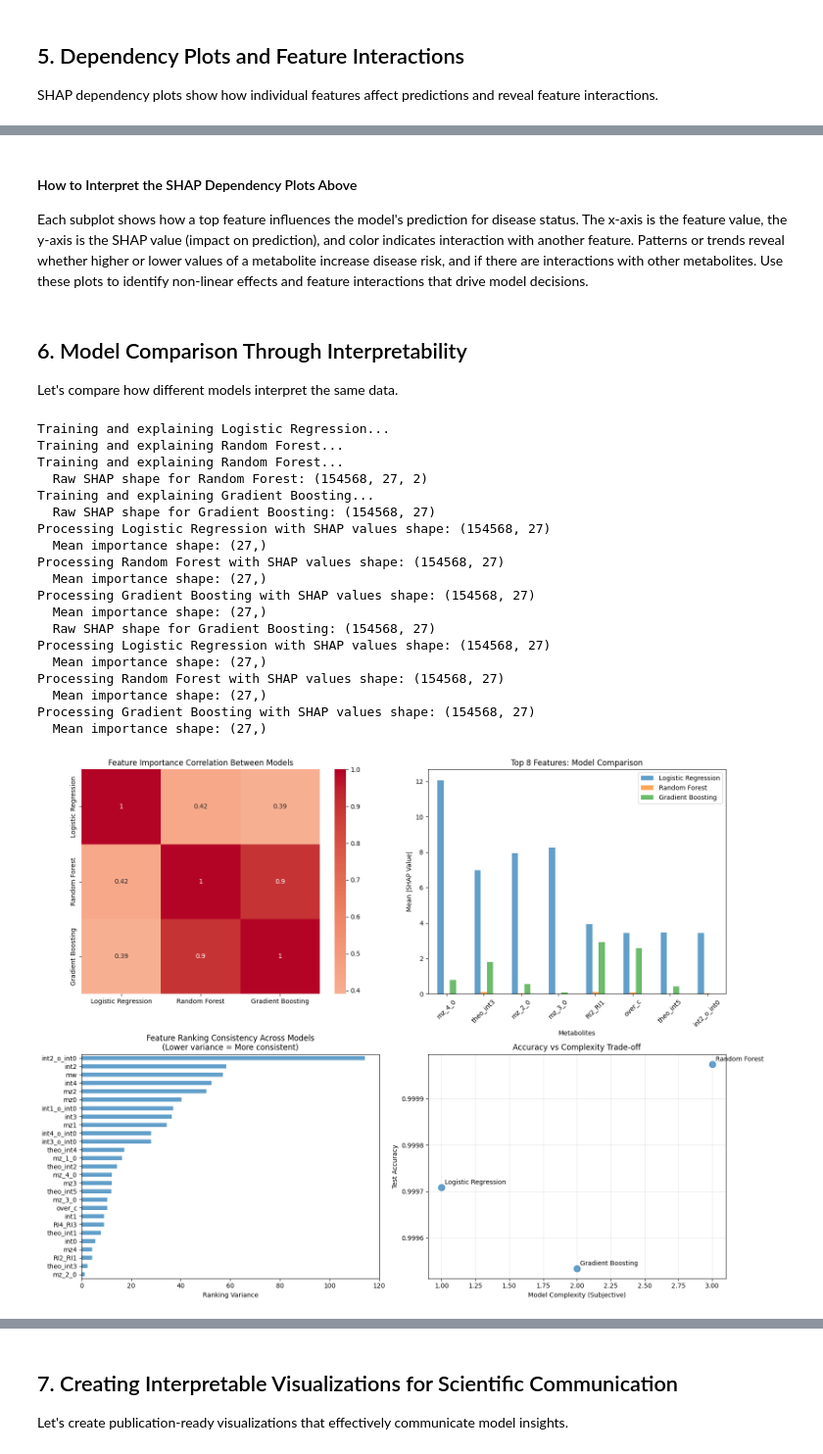
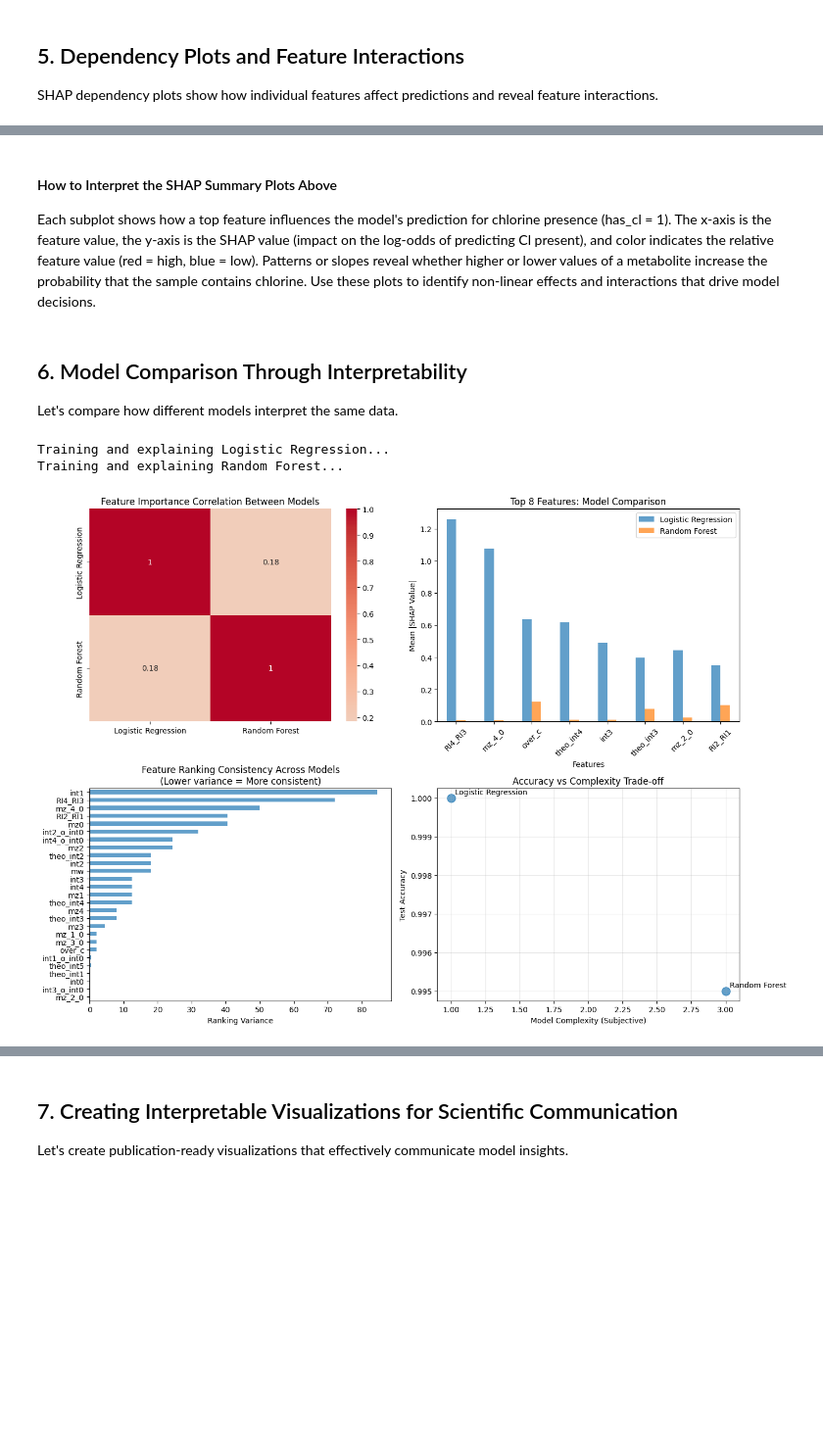
Before and after one commit to HuanLab/ML4MassSpec, a Jupyter notebook: notebooks/4_Model_Interpretability.ipynb, the cells around one changed output, grey strips where cells are left out. Shown at 98% size. Cells and saved outputs as stored; diff of their text form; code cells hidden in the pictures; blank space fills up the shorter version.

```diff
--- a/notebooks/4_Model_Interpretability.ipynb
+++ b/notebooks/4_Model_Interpretability.ipynb
@@ -423,19 +452,19 @@ SHAP Summary Plot Interpretation:
 y_pred_proba = rf_model.predict_proba(X_test_scaled)[:, 1]
 
 # Find samples with different prediction confidence levels
-high_confidence_disease = np.where((y_pred_proba > 0.8) & (y_test == 1))[0]
-high_confidence_healthy = np.where((y_pred_proba < 0.2) & (y_test == 0))[0]
+high_confidence_cl = np.where((y_pred_proba > 0.8) & (y_test == 1))[0]
+high_confidence_no_cl = np.where((y_pred_proba < 0.2) & (y_test == 0))[0]
 uncertain_predictions = np.where((y_pred_proba > 0.4) & (y_pred_proba < 0.6))[0]
 
 # Select one sample from each category with bounds checking
 sample_indices = []
-if len(high_confidence_disease) > 0:
-    sample_indices.append(high_confidence_disease[0])
+if len(high_confidence_cl) > 0:
+    sample_indices.append(high_confidence_cl[0])
 elif len(y_test) > 0:
     sample_indices.append(0)
 
-if len(high_confidence_healthy) > 0:
-    sample_indices.append(high_confidence_healthy[0])
+if len(high_confidence_no_cl) > 0:
+    sample_indices.append(high_confidence_no_cl[0])
 elif len(y_test) > 1:
     sample_indices.append(1)
 
@@ -448,7 +477,7 @@ elif len(y_test) > 2:
 if not sample_indices:
     sample_indices = [0]
 
-sample_types = ['High Conf. Disease', 'High Conf. Healthy', 'Uncertain'][:len(sample_indices)]
+sample_types = ['High Conf. Cl', 'High Conf. No Cl', 'Uncertain'][:len(sample_indices)]
 
 # Create individual explanation plots using bar plots (more reliable than waterfall)
 fig, axes = plt.subplots(len(sample_indices), 1, figsize=(12, 5*len(sample_indices)))
@@ -489,11 +518,11 @@ for i, (idx, sample_type) in enumerate(zip(sample_indices, sample_types)):
     colors = ['red' if x > 0 else 'blue' for x in top_features['SHAP_Value']]
     axes[i].barh(top_features['Feature'], top_features['SHAP_Value'], color=colors, alpha=0.7)
     axes[i].axvline(x=0, color='black', linestyle='-', alpha=0.3)
-    axes[i].set_xlabel('SHAP Value (Impact on Disease Prediction)')
+    axes[i].set_xlabel('SHAP Value (Impact on Cl-Presence Prediction)')
 
     # Add prediction information
     pred_proba = y_pred_proba[idx]
-    actual_class = 'Disease' if y_test[idx] == 1 else 'Healthy'
+    actual_class = 'Cl' if y_test[idx] == 1 else 'No Cl'
     axes[i].set_title(f'{sample_type} | Actual: {actual_class} | Pred. Prob.: {pred_proba:.3f}')
     axes[i].grid(axis='x', alpha=0.3)
 
@@ -501,7 +530,7 @@ plt.tight_layout()
 plt.show()
 
 print("Individual Prediction Explanation:")
-print("• Red bars: Features pushing prediction toward Disease")
-print("• Blue bars: Features pushing prediction toward Healthy")
+print("• Red bars: Features pushing prediction toward Cl present")
+print("• Blue bars: Features pushing prediction toward No Cl")
 print("• Longer bars indicate stronger influence on the prediction")
 # %% [output]
@@ -602,16 +628,15 @@ plt.show()
 # %% [markdown]
-#### How to Interpret the SHAP Dependency Plots Above
-Each subplot shows how a top feature influences the model's prediction for disease status. The x-axis is the feature value, the y-axis is the SHAP value (impact on prediction), and color indicates interaction with another feature. Patterns or trends reveal whether higher or lower values of a metabolite increase disease risk, and if there are interactions with other metabolites. Use these plots to identify non-linear effects and feature interactions that drive model decisions.
+#### How to Interpret the SHAP Summary Plots Above
+Each subplot shows how a top feature influences the model's prediction for chlorine presence (has_cl = 1). The x-axis is the feature value, the y-axis is the SHAP value (impact on the log-odds of predicting Cl present), and color indicates the relative feature value (red = high, blue = low). Patterns or slopes reveal whether higher or lower values of a metabolite increase the probability that the sample contains chlorine. Use these plots to identify non-linear effects and interactions that drive model decisions.
 # %% [markdown]
 ## 6. Model Comparison Through Interpretability
 
 Let's compare how different models interpret the same data.
 # %%
-# Train multiple models for comparison
+# Train multiple models for comparison (removed Gradient Boosting for speed)
 models_to_compare = {
     'Logistic Regression': LogisticRegression(random_state=42, max_iter=1000),
-    'Random Forest': RandomForestClassifier(n_estimators=100, random_state=42),
-    'Gradient Boosting': GradientBoostingClassifier(random_state=42)
+    'Random Forest': RandomForestClassifier(n_estimators=100, random_state=42)
 }
 
 # Train models and get SHAP values
@@ -633,13 +658,6 @@ for name, model in models_to_compare.items():
     else:
         explainer = shap.TreeExplainer(model)
         raw_shap = explainer.shap_values(X_test_scaled)
-
-        # Debug shapes
-        try:
-            debug_shape = np.array(raw_shap).shape if isinstance(raw_shap, list) else raw_shap.shape
-            print(f"  Raw SHAP shape for {name}: {debug_shape}")
-        except Exception:
-            pass
 
         # Normalize shapes
         if isinstance(raw_shap, list):
@@ -665,15 +683,13 @@ for name, model in models_to_compare.items():
 importance_comparison = pd.DataFrame()
 
 for name, shap_values in model_shap_values.items():
-    print(f"Processing {name} with SHAP values shape: {shap_values.shape}")
     mean_importance = np.abs(shap_values).mean(axis=0)
-    print(f"  Mean importance shape: {mean_importance.shape}")
     importance_comparison[name] = mean_importance
 
 importance_comparison.index = feature_names
 
 # Visualize comparison
-fig, axes = plt.subplots(2, 2, figsize=(16, 12))
+fig, axes = plt.subplots(2, 2, figsize=(14, 10))
 
 # Correlation matrix of feature importance
 correlation_matrix = importance_comparison.corr()
@@ -687,7 +703,7 @@ top_importance_data = importance_comparison.loc[top_features_overall]
 
 top_importance_data.plot(kind='bar', ax=axes[0,1], alpha=0.7)
 axes[0,1].set_title(f'Top {top_n} Features: Model Comparison')
-axes[0,1].set_xlabel('Metabolites')
+axes[0,1].set_xlabel('Features')
 axes[0,1].set_ylabel('Mean |SHAP Value|')
 axes[0,1].tick_params(axis='x', rotation=45)
 axes[0,1].legend()
@@ -709,9 +725,9 @@ axes[1,0].set_xlabel('Ranking Variance')
 # Model accuracy vs interpretability
 model_names = list(model_accuracies.keys())
 accuracies = list(model_accuracies.values())
-complexity_scores = [1, 3, 2]  # Subjective complexity: LR=1, RF=3, GB=2
+complexity_scores = [1, 3]  # Subjective complexity: LR=1, RF=3
 
-scatter = axes[1,1].scatter(complexity_scores, accuracies, s=100, alpha=0.7)
+scatter = axes[1,1].scatter(complexity_scores, accuracies, s=120, alpha=0.7)
 for i, name in enumerate(model_names):
     axes[1,1].annotate(name, (complexity_scores[i], accuracies[i]),
                       xytext=(5, 5), textcoords='offset points')
@@ -721,51 +737,34 @@ axes[1,1].set_ylabel('Test Accuracy')
 axes[1,1].set_title('Accuracy vs Complexity Trade-off')
 axes[1,1].grid(alpha=0.3)
 
 plt.tight_layout()
 plt.show()
 
 # Print model agreement analysis
 print("\nModel Performance and Agreement Analysis:")
 print("=" * 50)
 for name, accuracy in model_accuracies.items():
     print(f"{name}: {accuracy:.3f} accuracy")
 
 print(f"\nFeature importance correlation between models:")
 for i, model1 in enumerate(correlation_matrix.columns):
     for model2 in correlation_matrix.columns[i+1:]:
         corr = correlation_matrix.loc[model1, model2]
         print(f"  {model1} vs {model2}: {corr:.3f}")
 
 print(f"\nMost consistent features across models:")
 most_consistent = ranking_variance.nsmallest(5)
 for feature, variance in most_consistent.items():
     print(f"  {feature}: variance = {variance:.2f}")
 
 print(f"\nLeast consistent features across models:")
 least_consistent = ranking_variance.nlargest(5)
 for feature, variance in least_consistent.items():
     print(f"  {feature}: variance = {variance:.2f}")
 # %% [output]
 Training and explaining Logistic Regression...
 Training and explaining Random Forest...
-Training and explaining Random Forest...
-  Raw SHAP shape for Random Forest: (154568, 27, 2)
-Training and explaining Gradient Boosting...
-  Raw SHAP shape for Gradient Boosting: (154568, 27)
-Processing Logistic Regression with SHAP values shape: (154568, 27)
-  Mean importance shape: (27,)
-Processing Random Forest with SHAP values shape: (154568, 27)
-  Mean importance shape: (27,)
-Processing Gradient Boosting with SHAP values shape: (154568, 27)
-  Mean importance shape: (27,)
-  Raw SHAP shape for Gradient Boosting: (154568, 27)
-Processing Logistic Regression with SHAP values shape: (154568, 27)
-  Mean importance shape: (27,)
-Processing Random Forest with SHAP values shape: (154568, 27)
-  Mean importance shape: (27,)
-Processing Gradient Boosting with SHAP values shape: (154568, 27)
-  Mean importance shape: (27,)
-[figure, old version]
+[figure, new version]
 Model Performance and Agreement Analysis:
 ==================================================
 Logistic Regression: 1.000 accuracy
```
Also changed, not shown: parts of 13 cells of this notebook, 2 other files.
